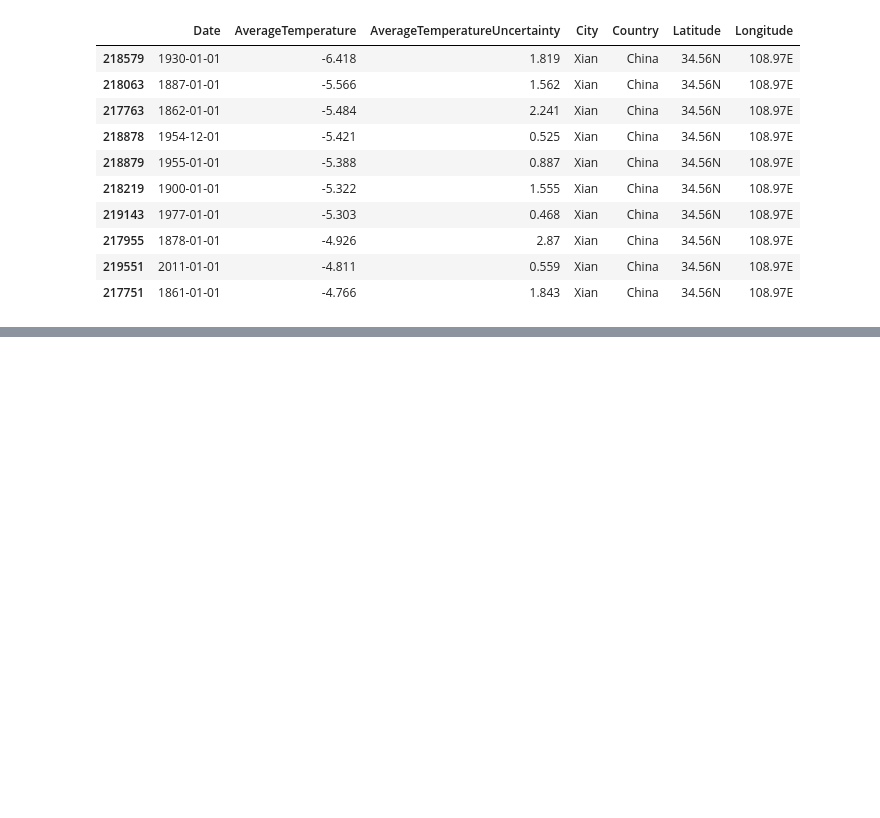
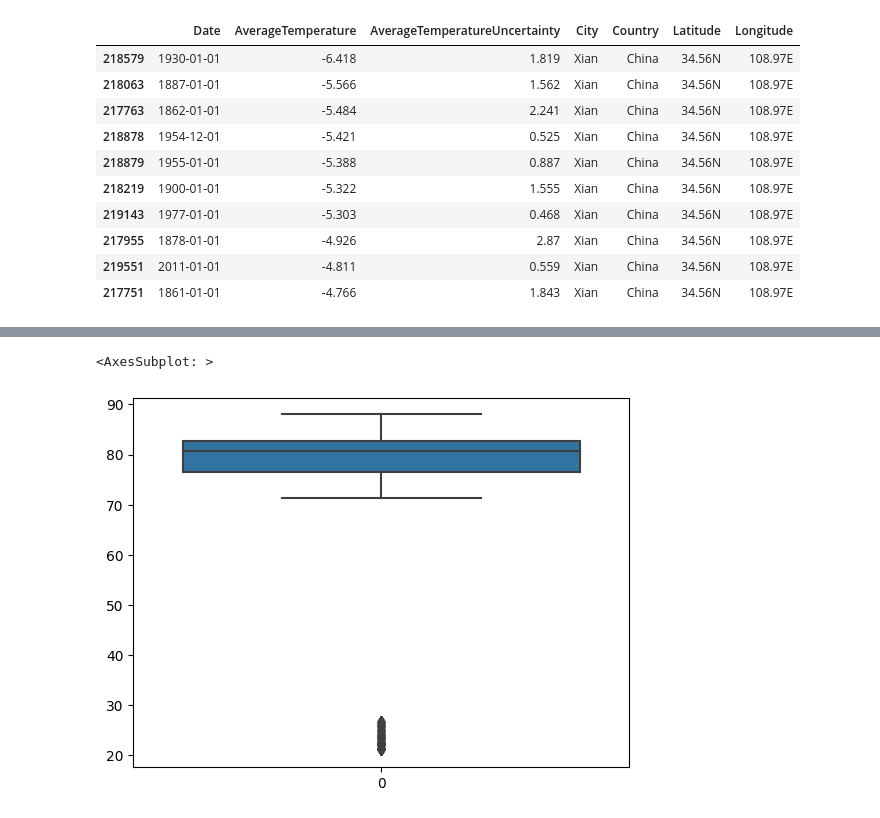
Before and after one commit to MateoRivera/Data-science-lab---Laboratories, a Jupyter notebook: Laboratory 2/Lab2_Aleja.ipynb, the cells around one changed output, grey strips where cells are left out. Saved outputs shown, nothing was run; the diff lists cells and outputs as text; code cells hidden in the pictures; blank space fills up the shorter version.

```diff
--- a/Laboratory 2/Lab2_Aleja.ipynb
+++ b/Laboratory 2/Lab2_Aleja.ipynb
@@ -188,0 +272,5 @@ GLT[GLT['City']=='Xian'].sort_values(['AverageTemperature'],ascending=True).head
+# %%
+sns.boxplot([ma_Bangkok]) #Bangkok have outliers
+# %% [output]
+<AxesSubplot: >
+[figure, added]
```
Also changed, not shown: parts of 12 cells of this notebook.
